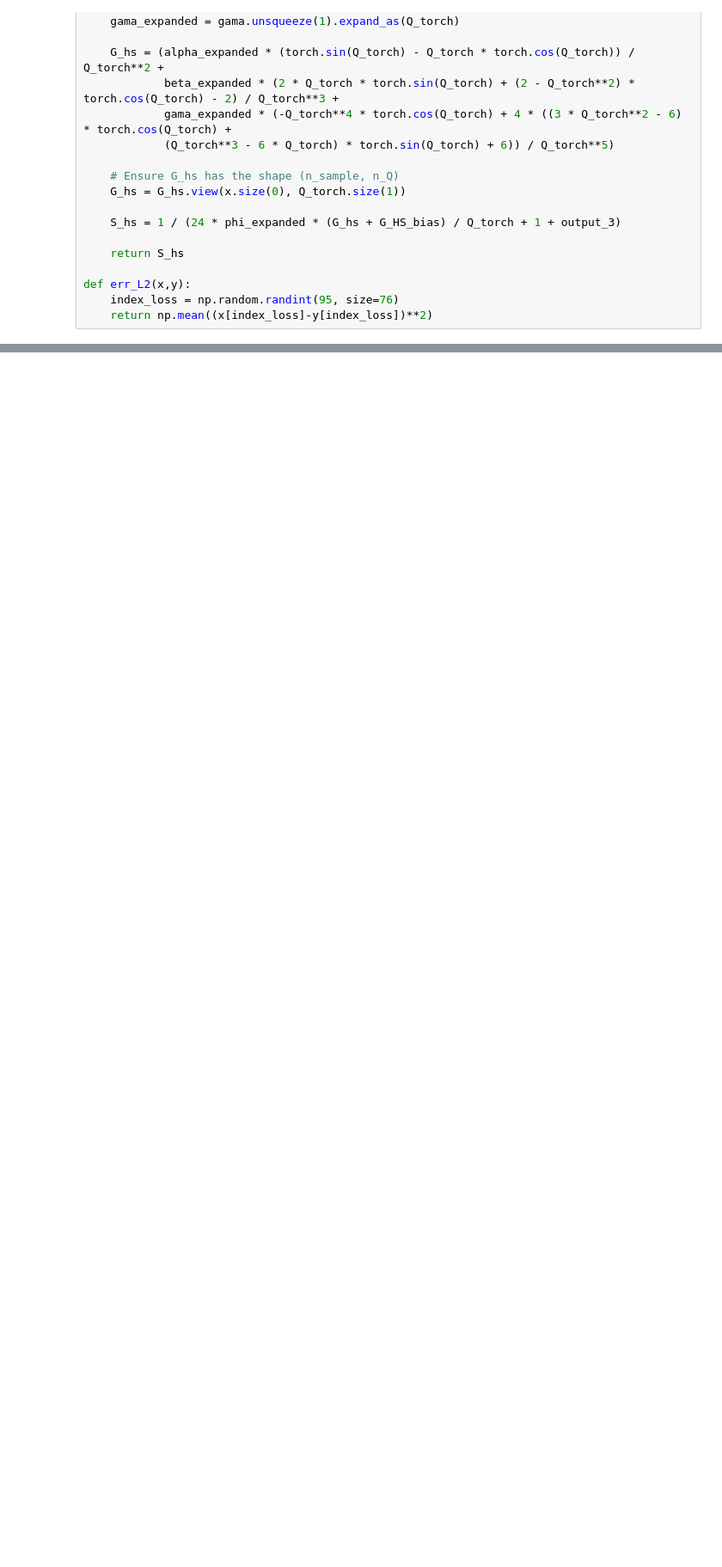
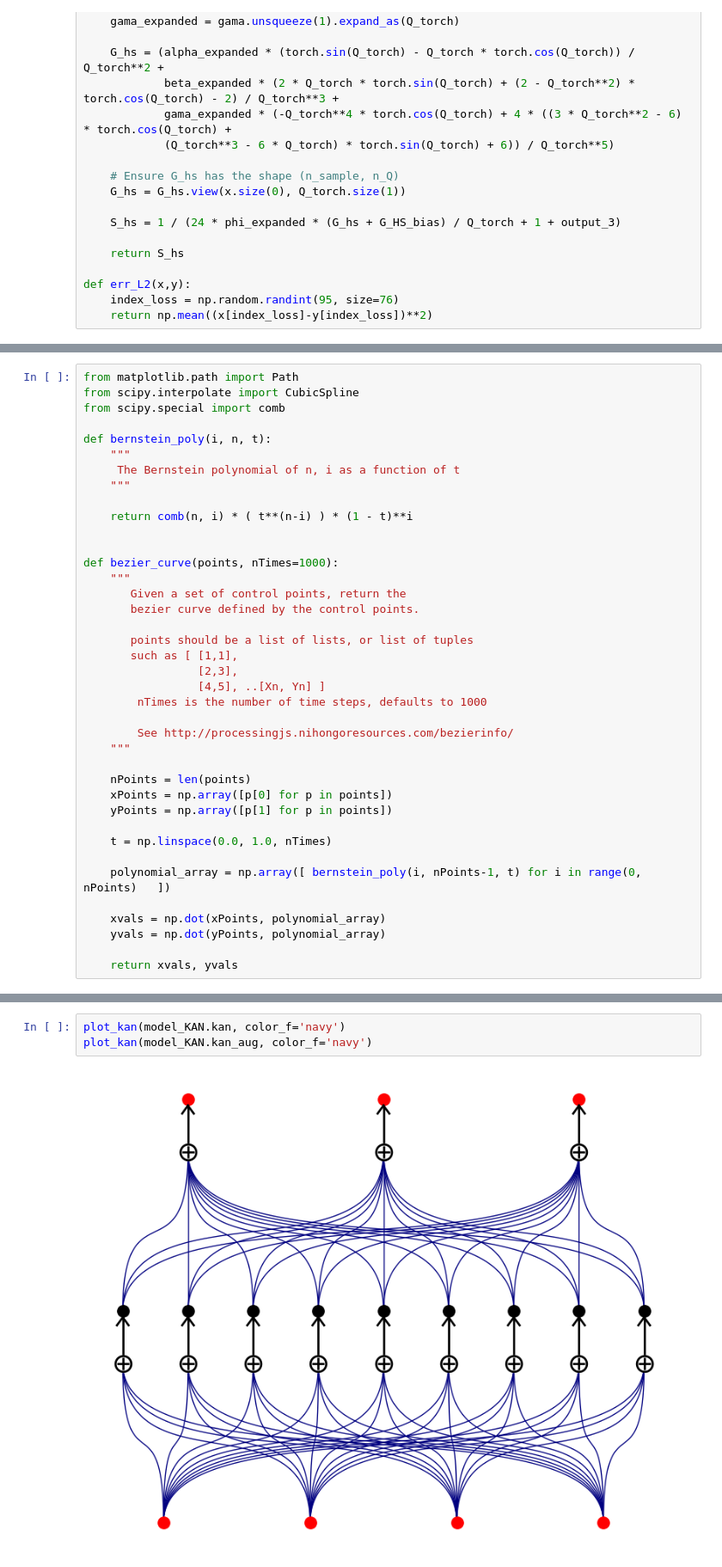
Before and after one commit to ch-tung/SQ_KAN, a Jupyter notebook: Figure_KAN_architecture.ipynb, the cells around one changed output, grey strips where cells are left out. Shown at 86% size. Drawn from its saved outputs; the diff is of its cells as text; blank space fills up the shorter version.

Commit message:
plot the KAN architecture

```diff
--- a/Figure_KAN_architecture.ipynb
+++ b/Figure_KAN_architecture.ipynb
@@ -485,0 +186,39 @@ A
+# %%
+from matplotlib.path import Path
+from scipy.interpolate import CubicSpline
+from scipy.special import comb
+
+def bernstein_poly(i, n, t):
+    """
+     The Bernstein polynomial of n, i as a function of t
+    """
+
+    return comb(n, i) * ( t**(n-i) ) * (1 - t)**i
+
+
+def bezier_curve(points, nTimes=1000):
+    """
+       Given a set of control points, return the
+       bezier curve defined by the control points.
+
+       points should be a list of lists, or list of tuples
+       such as [ [1,1],
+                 [2,3],
+                 [4,5], ..[Xn, Yn] ]
+        nTimes is the number of time steps, defaults to 1000
+
+        See http://processingjs.nihongoresources.com/bezierinfo/
+    """
+
+    nPoints = len(points)
+    xPoints = np.array([p[0] for p in points])
+    yPoints = np.array([p[1] for p in points])
+
+    t = np.linspace(0.0, 1.0, nTimes)
+
+    polynomial_array = np.array([ bernstein_poly(i, nPoints-1, t) for i in range(0, nPoints)   ])
+
+    xvals = np.dot(xPoints, polynomial_array)
+    yvals = np.dot(yPoints, polynomial_array)
+
+    return xvals, yvals
@@ -485,0 +323,5 @@ A
+# %%
+plot_kan(model_KAN.kan, color_f='navy')
+plot_kan(model_KAN.kan_aug, color_f='navy')
+# %% [output]
+[figure, added]
```
Also changed, not shown: parts of 20 cells of this notebook.
